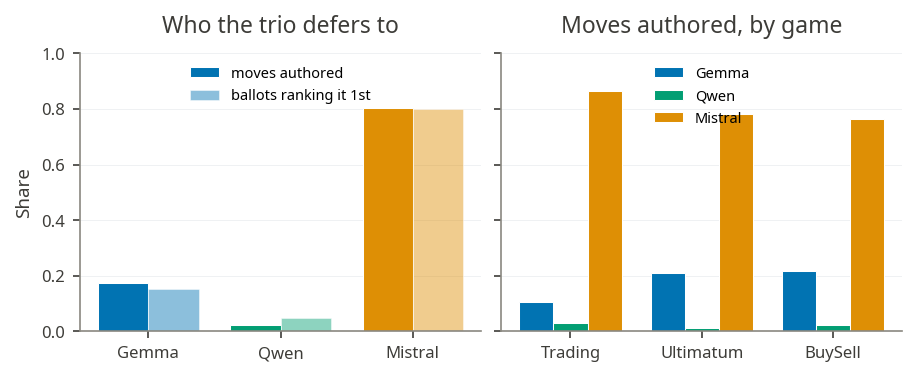
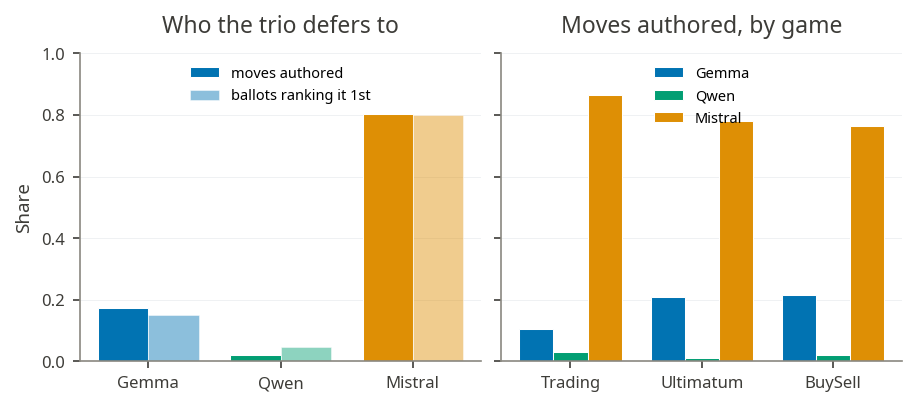
The notebook cell's code change between the first figure and the second:
--- before
+++ after
@@ -36,5 +36,6 @@
 print(share.round(3).to_string())
 
-fig, axes = plt.subplots(1, 2, figsize=(FULL_WIDTH, 2.4), sharey=True)
+fig, axes = plt.subplots(1, 2, figsize=(FULL_WIDTH, 2.6), sharey=True, constrained_layout=False)
+fig.subplots_adjust(left=0.08, right=0.98, bottom=0.16, top=0.72, wspace=0.08)
 xa = np.arange(len(FAMILIES)); w = 0.38
 axes[0].bar(xa - w / 2, share["win_share"], w, color=[FAM_COLORS[f] for f in FAMILIES],

Commit: Update thesis